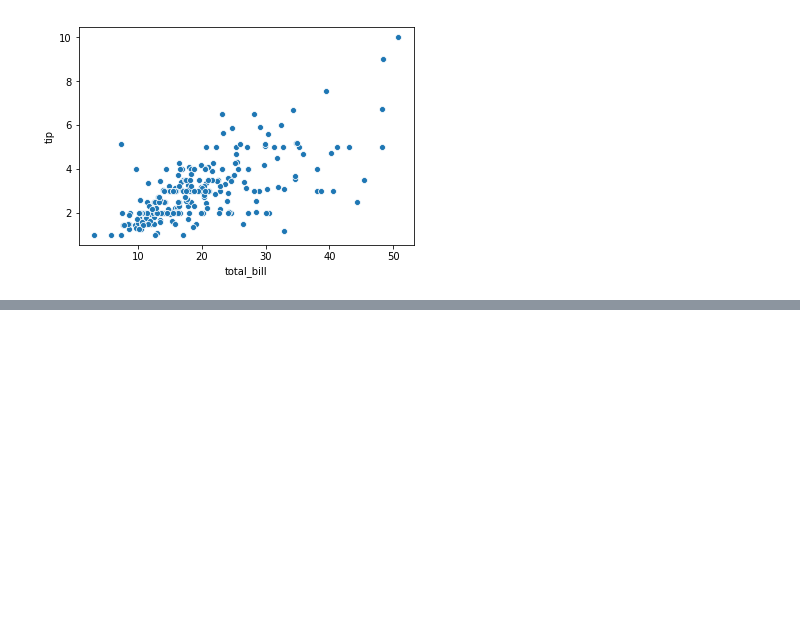
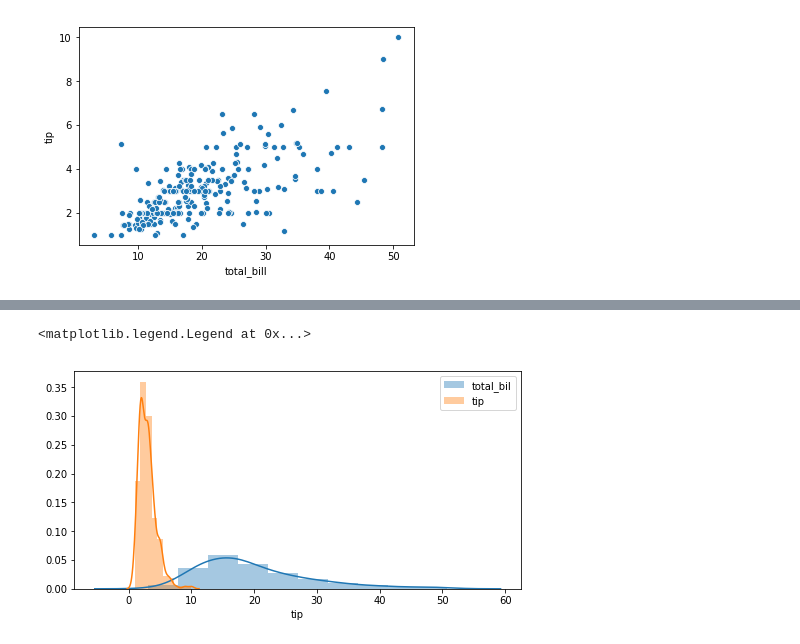
Before and after one commit to martinaobrien/FUNDAMENTALS-OF-DATA-ANALYSIS-Project-2019, a Jupyter notebook: Tips Dataset Assignment .ipynb, the cells around one changed output, grey strips where cells are left out. Drawn from its saved outputs; the diff is of its cells as text; code cells hidden in the pictures; blank space fills up the shorter version.

```diff
--- a/Tips Dataset Assignment .ipynb
+++ b/Tips Dataset Assignment .ipynb
@@ -236,5 +217,0 @@ plt.legend()
-# %%
-from matplotlib import rcParams
-rcParams['patch.force_edgecolor'] = True
-rcParams['patch.facecolor'] = 'b'
-sns.distplot
@@ -249,12 +217,0 @@ TypeError: 'int' object is not callable
-# %%
-# Create the plot.
-import matplotlib.pyplot as plt
-df = pd.read_csv("https://raw.githubusercontent.com/martinaobrien/FUNDAMENTALS-OF-DATA-ANALYSIS-Project-2019/master/tips.csv")
-# importing the data set from the url with the notebook
-# to display the dataframe, use the command df
-# Set some properties for the plot.
-plt.xlabel('Tip')
-plt.ylabel('Total_bill')
-plt.plot(x='tip',y='total_bill', data= 'tips')
-# Show the plot.
-plt.show()
@@ -357,0 +226,10 @@ sns.lmplot(x='total_bill', y='tip', data='df')
+# %%
+# Plot multiple seaborn histogram in single graph
+plt.figure(figsize=(8,4))
+sns.distplot(df["total_bill"], bins=10, label="total_bil")
+sns.distplot(df["tip"], bins=10, label="tip")
+
+plt.legend()
+# %% [output]
+<matplotlib.legend.Legend at 0x...>
+[figure, added]
```
Also changed, not shown: parts of 44 cells of this notebook.
